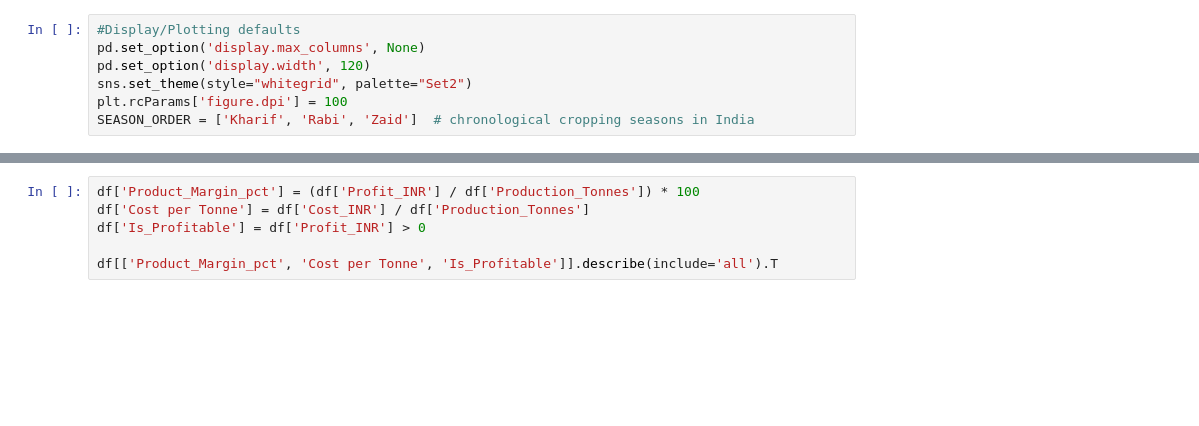
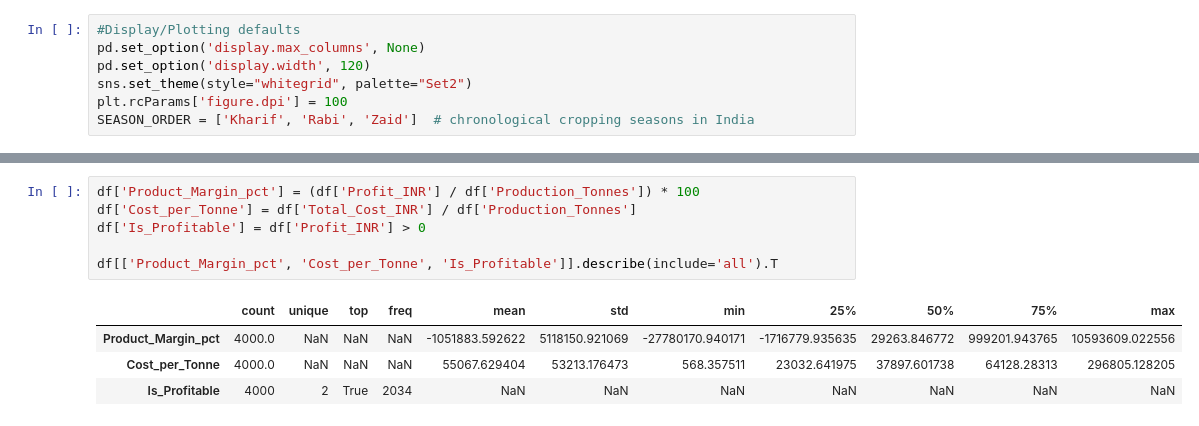
Before and after one commit to ghalsasinachiket-creator/seasonal-agro-analysis, a Jupyter notebook: analysis.ipynb, the cells around one changed output, grey strips where cells are left out. Saved outputs shown, nothing was run; the diff lists cells and outputs as text; blank space fills up the shorter version.

```diff
--- a/analysis.ipynb
+++ b/analysis.ipynb
@@ -61,9 +125,14 @@ df[['Yield_Tonnes_Ha', 'Production_Tonnes']].describe().T[['min', 'max', 'mean']
 # %%
 df['Product_Margin_pct'] = (df['Profit_INR'] / df['Production_Tonnes']) * 100
-df['Cost per Tonne'] = df['Cost_INR'] / df['Production_Tonnes']
+df['Cost_per_Tonne'] = df['Total_Cost_INR'] / df['Production_Tonnes']
 df['Is_Profitable'] = df['Profit_INR'] > 0
 
-df[['Product_Margin_pct', 'Cost per Tonne', 'Is_Profitable']].describe(include='all').T
+df[['Product_Margin_pct', 'Cost_per_Tonne', 'Is_Profitable']].describe(include='all').T
+# %% [output]
+|  | count | unique | top | freq | mean | std | min | 25% | 50% | 75% | max |
+| Product_Margin_pct | 4000.0 | NaN | NaN | NaN | -1051883.592622 | 5118150.921069 | -27780170.940171 | -1716779.935635 | 29263.846772 | 999201.943765 | 10593609.022556 |
+| Cost_per_Tonne | 4000.0 | NaN | NaN | NaN | 55067.629404 | 53213.176473 | 568.357511 | 23032.641975 | 37897.601738 | 64128.28313 | 296805.128205 |
+| Is_Profitable | 4000 | 2 | True | 2034 | NaN | NaN | NaN | NaN | NaN | NaN | NaN |
 # %%
 fig , axes = plt.subplots(1,2,figsize=(12,5))
 
```
Also changed, not shown: parts of 28 cells of this notebook, 1 other file.
